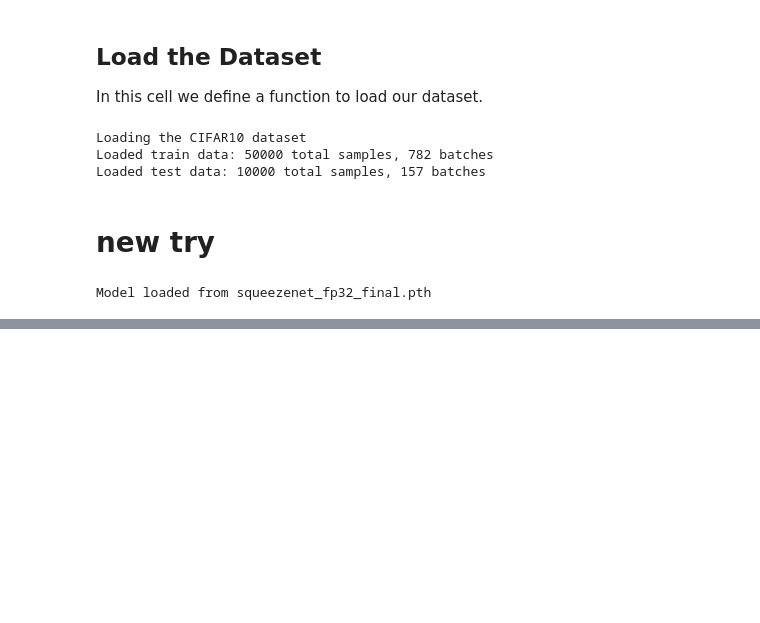
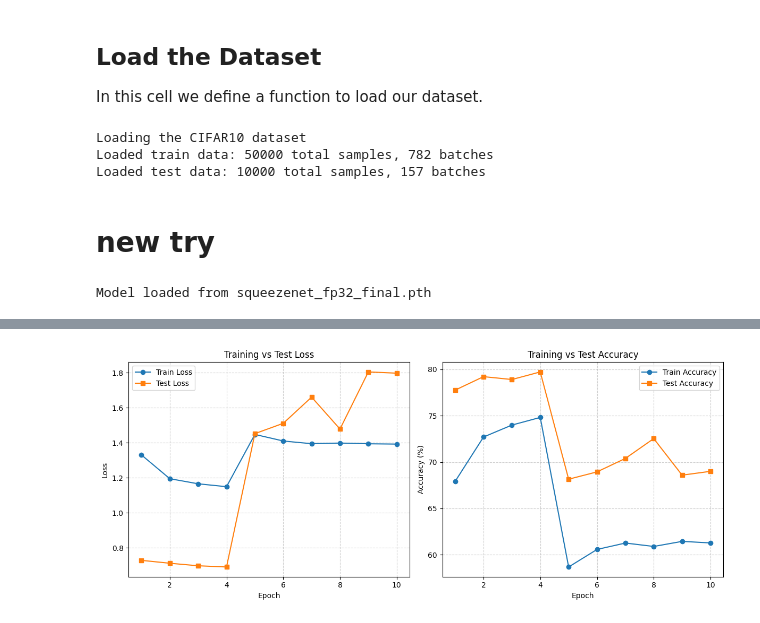
Before and after one commit to kkodachi/Vitis-HLS-Convolution, a Jupyter notebook: temp/squeezenet.ipynb, the cells around one changed output, grey strips where cells are left out. Cells and saved outputs as stored; diff of their text form; code cells hidden in the pictures; blank space fills up the shorter version.

```diff
--- a/temp/squeezenet.ipynb
+++ b/temp/squeezenet.ipynb
@@ -310,0 +339,4 @@ Model saved to squeezenet_qat.pth
+# %%
+helper.plot_metrics(qat_metrics)
+# %% [output]
+[figure, added]
```
Also changed, not shown: parts of 6 cells of this notebook, 3 other files.
